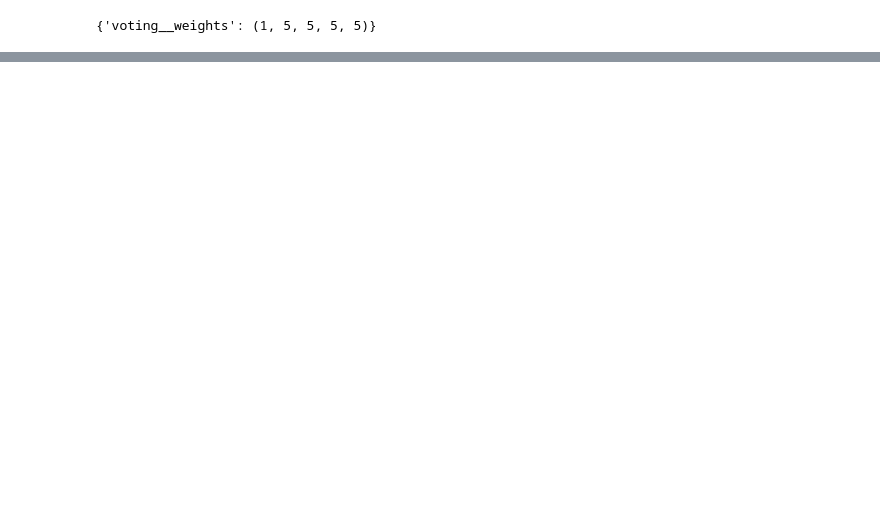
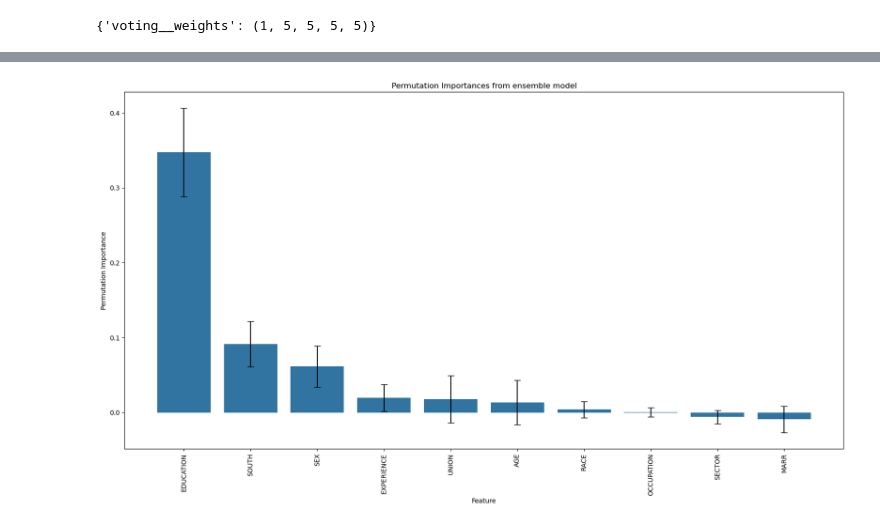
Before and after one commit to johnprg/WageModels, a Jupyter notebook: try_it_21.1.ipynb, the cells around one changed output, grey strips where cells are left out. Drawn from its saved outputs; the diff is of its cells as text; code cells hidden in the pictures; blank space fills up the shorter version.

```diff
--- a/try_it_21.1.ipynb
+++ b/try_it_21.1.ipynb
@@ -385,0 +499,15 @@ plt.show()
+# %%
+# Display the permutation importances
+from sklearn.inspection import permutation_importance
+
+# Calculate permutation importance
+results = permutation_importance(vote_pipe, X_test, y_test, n_repeats=10, random_state=42, n_jobs=-1)
+
+# Get the importances and their standard deviations
+importances = results.importances_mean
+std_devs = results.importances_std
+
+# Display the permutation importances
+for i in range(importances.shape[0]):
+    name = X.columns[i]
+    print(f"{name}: {importances[i]:.3f} +/- {std_devs[i]:.3f}")
@@ -385,0 +525,25 @@ plt.show()
+# %%
+# plot the permutation importances sorted in descending order with their standard deviations using seaborn
+import seaborn as sns
+
+sorted_indices = np.argsort(importances)[::-1]
+X_columns = X.columns
+X_columns = X_columns[sorted_indices]
+importances = importances[sorted_indices]
+std_devs = std_devs[sorted_indices]
+
+plt.figure(figsize=(20, 10))
+# use seaborn to create a bar plot
+sns.barplot(x=X_columns, y=importances)
+# Add error bars - Note: The errorbar x positions need to be manually set
+# Here, we use `range(len(importances))` to align error bars with the bars from seaborn
+plt.errorbar(x=range(len(importances)), y=importances, yerr=std_devs, fmt='none', c='black', capsize=5)
+
+plt.xlabel('Feature')
+plt.ylabel('Permutation Importance')
+plt.title('Permutation Importances from ensemble model')
+
+plt.xticks(rotation=90)
+plt.show()
+# %% [output]
+[figure, added]
```
Also changed, not shown: parts of 17 cells of this notebook.
